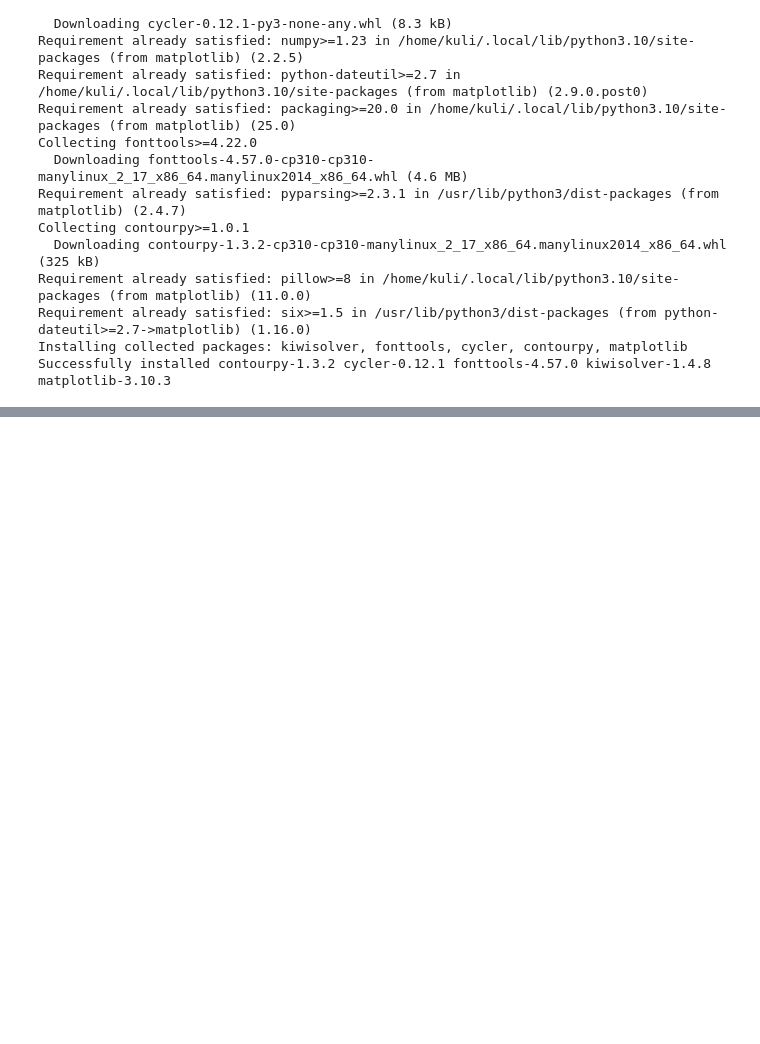
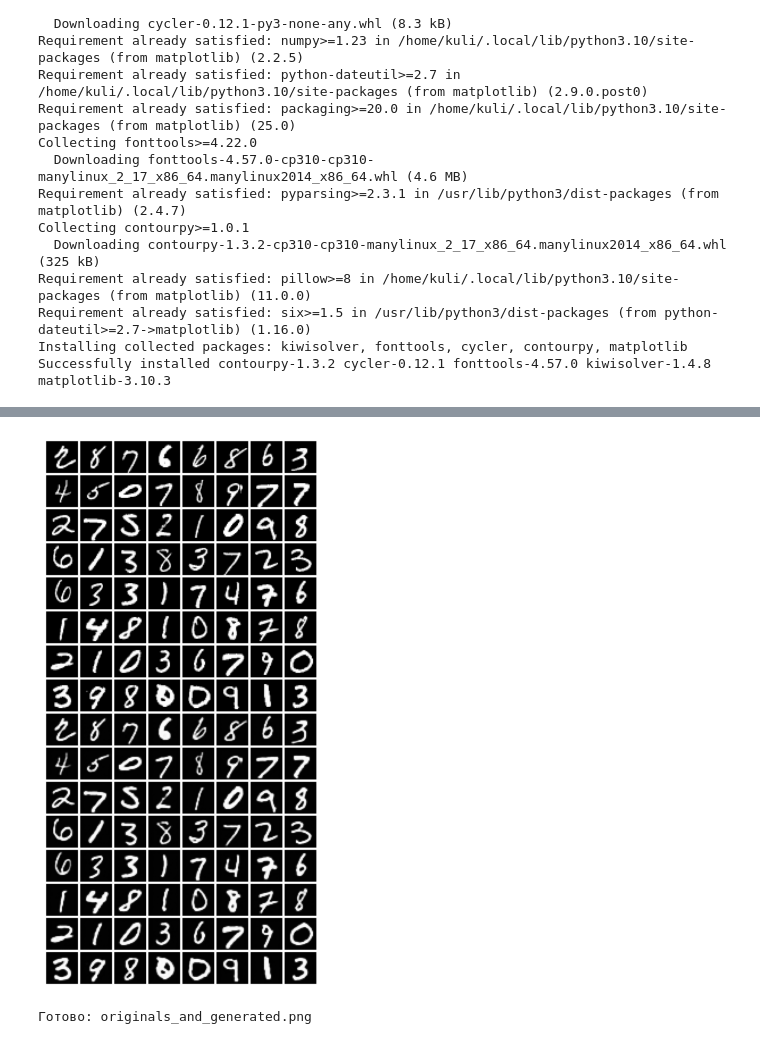
Before and after one commit to Dripl1x/HSEProject2025, a Jupyter notebook: VAE_mnist.ipynb, the cells around one changed output, grey strips where cells are left out. Saved outputs shown, nothing was run; the diff lists cells and outputs as text; code cells hidden in the pictures; blank space fills up the shorter version.

Commit message:
Gray fixed, tables added

```diff
--- a/VAE_mnist.ipynb
+++ b/VAE_mnist.ipynb
@@ -271 +271,51 @@ print("Готово: posterior_random_samples.png")
 Готово: posterior_random_samples.png
+# %%
+import torch, matplotlib.pyplot as plt, torchvision.utils as vutils
+
+vae = VAE_Audio()
+vae.load_state_dict(torch.load("vae.pt", map_location='cpu'))
+vae.eval()
+
+mu_bank, std_bank, x_bank = [], [], []
+
+with torch.no_grad():
+    for x, _ in train_dataloader:
+        mu, logvar = vae.encode(x)
+        mu_bank.append(mu)
+        std_bank.append((0.5 * logvar).exp())
+        x_bank.append(x)
+        if len(mu_bank) * x.size(0) >= 10_000:
+            break
+
+mu_bank  = torch.cat(mu_bank)    # (10k,64,7,7)
+std_bank = torch.cat(std_bank)   # (10k,64,7,7)
+x_bank   = torch.cat(x_bank)     # (10k,1,28,28)
+
+# Сэмплируем 64 случайных латента и соответствующие изображения
+idx      = torch.randint(0, mu_bank.size(0), (64,))
+mu_s     = mu_bank[idx]          # (64,64,7,7)
+std_s    = std_bank[idx]
+x_sampled = x_bank[idx]          # (64,1,28,28)
+
+# Сэмплируем z ~ N(mu, 0.1 * std)
+z = mu_s + 0.1 * std_s * torch.randn_like(mu_s)
+
+with torch.no_grad():
+    imgs = vae.decode(z)         # (64,1,28,28)
+
+# Собираем изображение: сначала оригиналы, потом генерации
+comparison = torch.cat([x_sampled, imgs], dim=0)  # (128,1,28,28)
+
+# Сетка 8 на 16 (2 строки по 8 картинок)
+grid = vutils.make_grid(comparison, nrow=8, pad_value=1)
+
+plt.figure(figsize=(6, 12))
+plt.axis('off')
+plt.imshow(grid.permute(1, 2, 0), cmap='gray', vmin=0, vmax=1)
+plt.show()
+
+vutils.save_image(comparison, 'originals_and_generated.png', nrow=8)
+print("Готово: originals_and_generated.png")
+# %% [output]
+[figure, added]
+Готово: originals_and_generated.png
```
Also changed, not shown: parts of 5 cells of this notebook.
